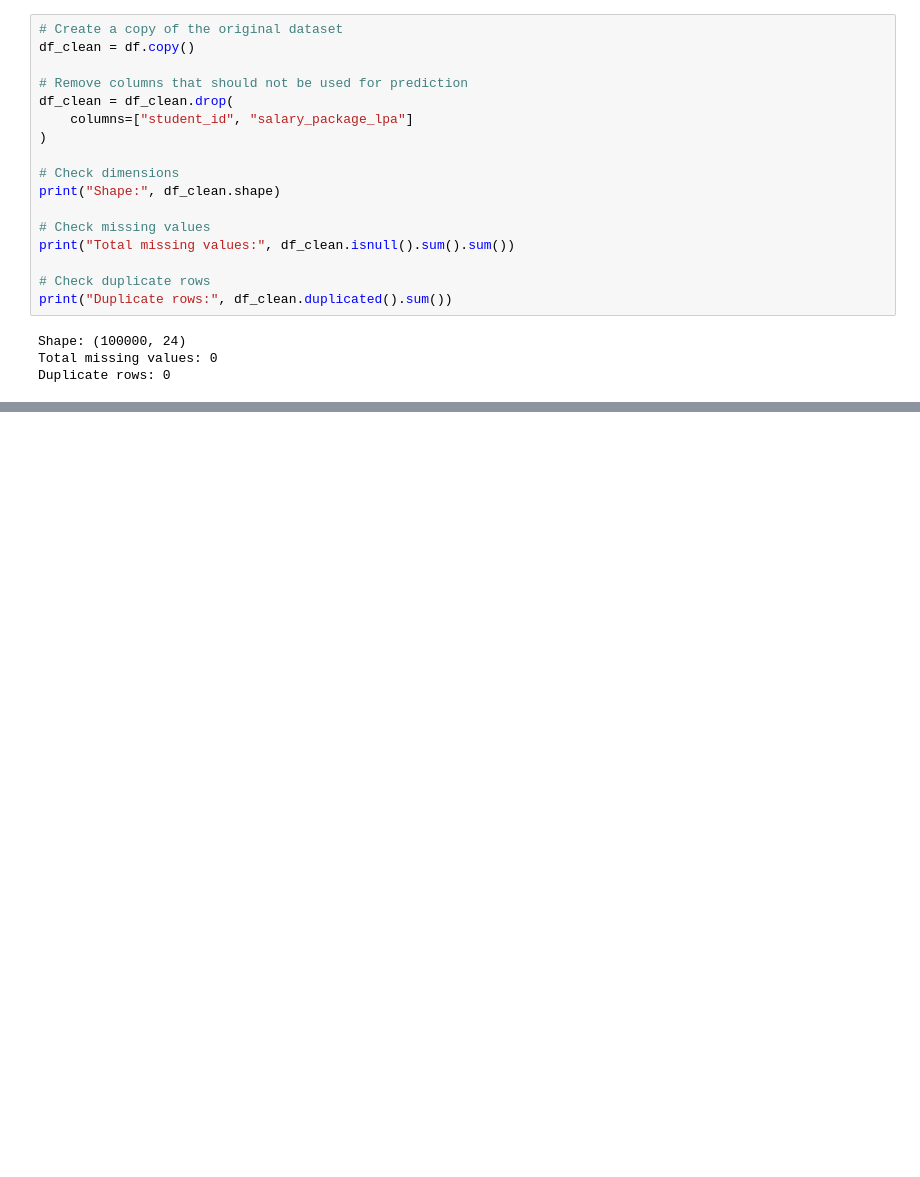
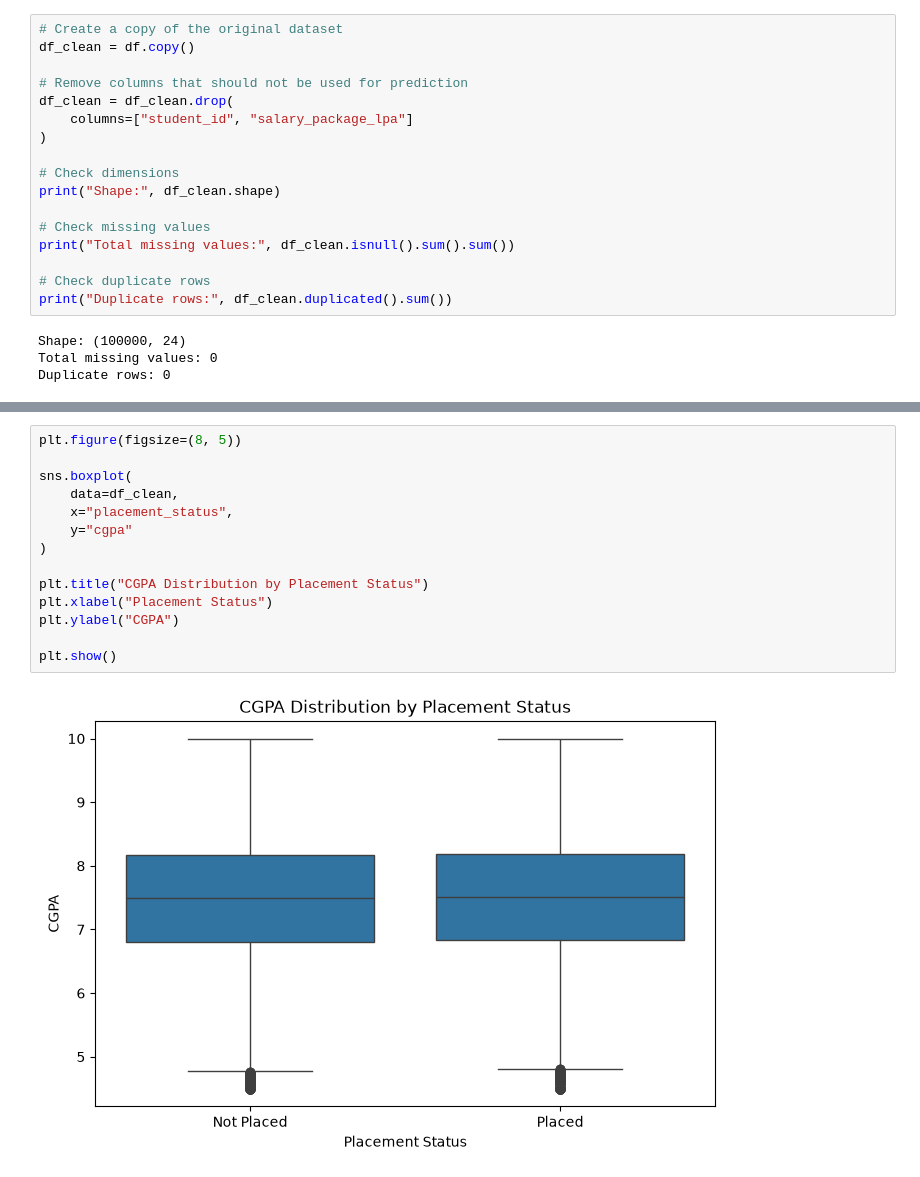
Before and after one commit to Sankethmundas/student_placement_prediction, a Jupyter notebook: notebooks/01_data_understanding.ipynb, the cells around one changed output, grey strips where cells are left out. Drawn from its saved outputs; the diff is of its cells as text; blank space fills up the shorter version.

```diff
--- a/notebooks/01_data_understanding.ipynb
+++ b/notebooks/01_data_understanding.ipynb
@@ -422,0 +453,16 @@ Duplicate rows: 0
+# %%
+plt.figure(figsize=(8, 5))
+
+sns.boxplot(
+    data=df_clean,
+    x="placement_status",
+    y="cgpa"
+)
+
+plt.title("CGPA Distribution by Placement Status")
+plt.xlabel("Placement Status")
+plt.ylabel("CGPA")
+
+plt.show()
+# %% [output]
+[figure, added]
```
Also changed, not shown: parts of 53 cells of this notebook.
